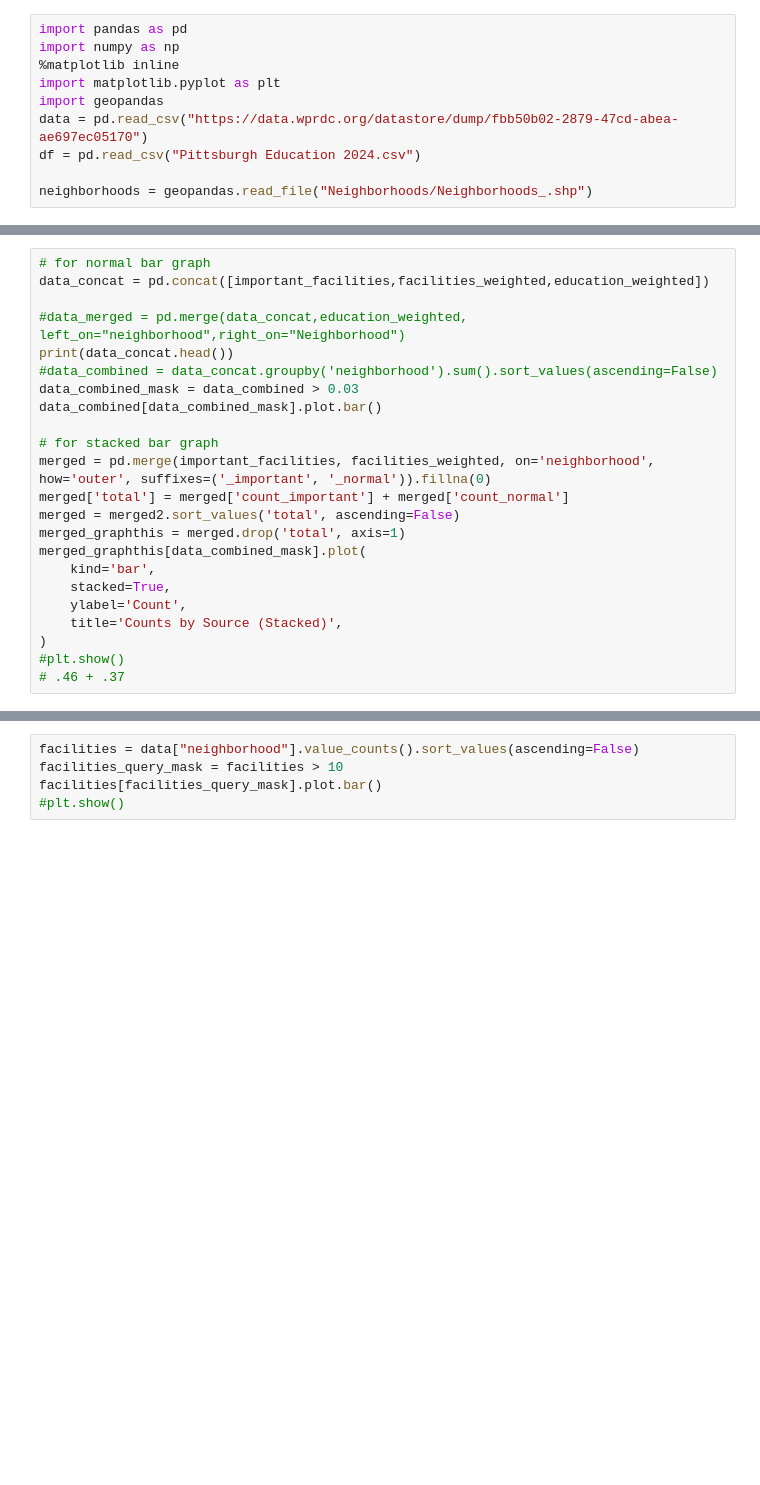
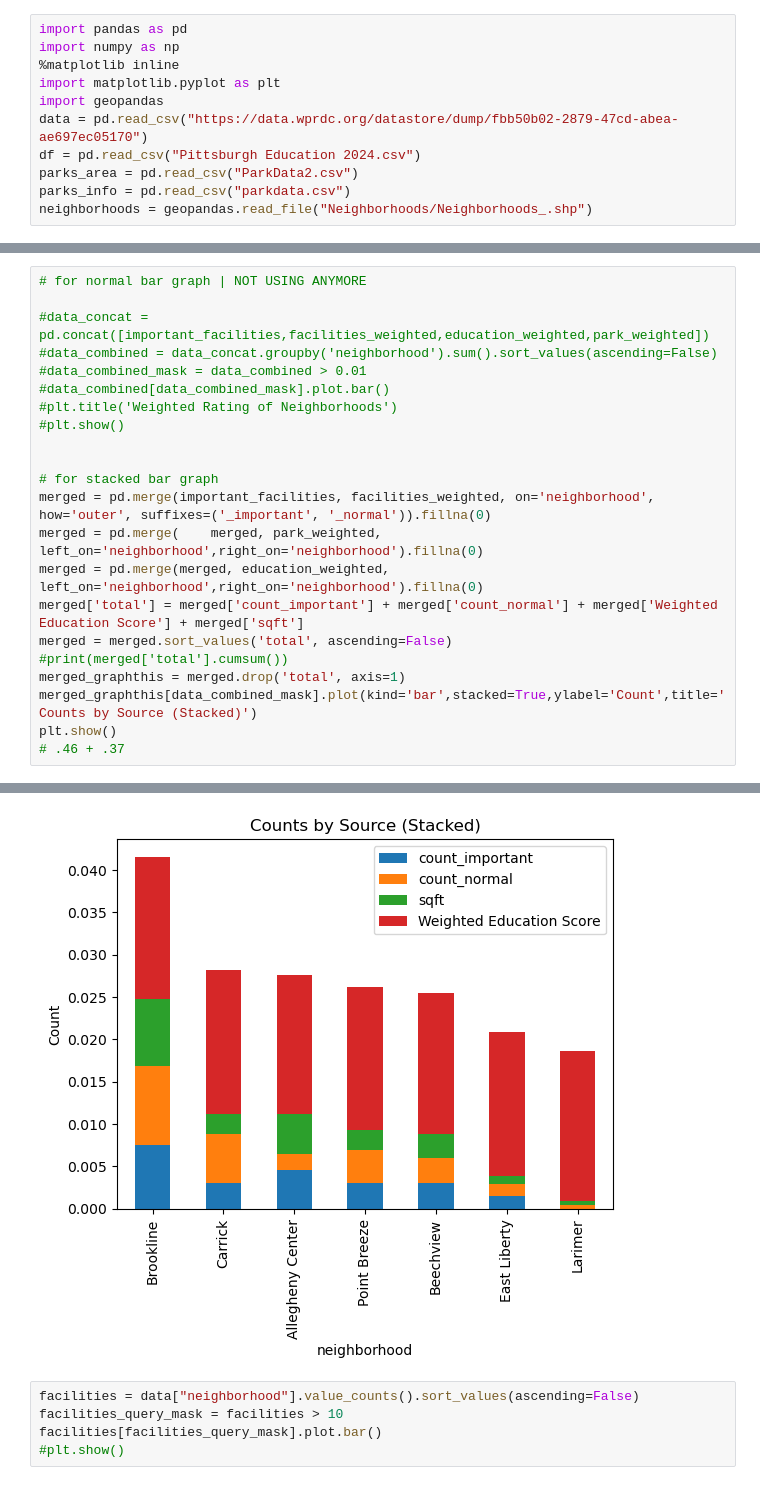
Before and after one commit to nlowman23/Final_Project_Group-31, a Jupyter notebook: testnotebook.ipynb, the cells around one changed output, grey strips where cells are left out. Saved outputs shown, nothing was run; the diff lists cells and outputs as text; blank space fills up the shorter version.

```diff
--- a/testnotebook.ipynb
+++ b/testnotebook.ipynb
@@ -6,7 +12,8 @@ import matplotlib.pyplot as plt
 import geopandas
 data = pd.read_csv("https://data.wprdc.org/datastore/dump/fbb50b02-2879-47cd-abea-ae697ec05170")
 df = pd.read_csv("Pittsburgh Education 2024.csv")
-
+parks_area = pd.read_csv("ParkData2.csv")
+parks_info = pd.read_csv("parkdata.csv")
 neighborhoods = geopandas.read_file("Neighborhoods/Neighborhoods_.shp")
 # %%
 #DATA SET 1
@@ -59,24 +70,23 @@ Name: count, dtype: int64
 # %%
-# for normal bar graph
-data_concat = pd.concat([important_facilities,facilities_weighted,education_weighted])
+# for normal bar graph | NOT USING ANYMORE
 
-#data_merged = pd.merge(data_concat,education_weighted, left_on="neighborhood",right_on="Neighborhood")
-print(data_concat.head())
+#data_concat = pd.concat([important_facilities,facilities_weighted,education_weighted,park_weighted])
 #data_combined = data_concat.groupby('neighborhood').sum().sort_values(ascending=False)
-data_combined_mask = data_combined > 0.03
-data_combined[data_combined_mask].plot.bar()
+#data_combined_mask = data_combined > 0.01
+#data_combined[data_combined_mask].plot.bar()
+#plt.title('Weighted Rating of Neighborhoods')
+#plt.show()
+
 
 # for stacked bar graph
 merged = pd.merge(important_facilities, facilities_weighted, on='neighborhood', how='outer', suffixes=('_important', '_normal')).fillna(0)
-merged['total'] = merged['count_important'] + merged['count_normal']
-merged = merged2.sort_values('total', ascending=False)
+merged = pd.merge(    merged, park_weighted, left_on='neighborhood',right_on='neighborhood').fillna(0)
+merged = pd.merge(merged, education_weighted, left_on='neighborhood',right_on='neighborhood').fillna(0)
+merged['total'] = merged['count_important'] + merged['count_normal'] + merged['Weighted Education Score'] + merged['sqft']
+merged = merged.sort_values('total', ascending=False)
+#print(merged['total'].cumsum())
 merged_graphthis = merged.drop('total', axis=1)
-merged_graphthis[data_combined_mask].plot(
-    kind='bar',
-    stacked=True,
-    ylabel='Count',
-    title='Counts by Source (Stacked)',
-)
-#plt.show()
+merged_graphthis[data_combined_mask].plot(kind='bar',stacked=True,ylabel='Count',title='Counts by Source (Stacked)')
+plt.show()
 # .46 + .37
 # %% [output]
@@ -90,3 +102,4 @@ South Side Flats          0.022727          NaN                       NaN
+[figure, added]
 # %%
 facilities = data["neighborhood"].value_counts().sort_values(ascending=False)
 facilities_query_mask = facilities > 10
```
Also changed, not shown: parts of 3 cells of this notebook, 1 other file.
